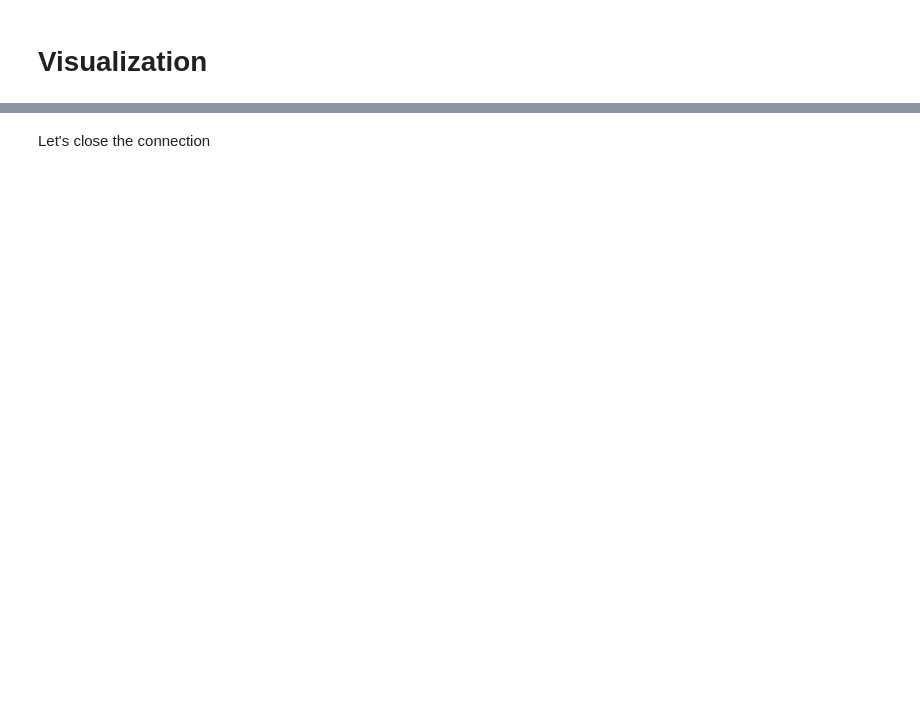
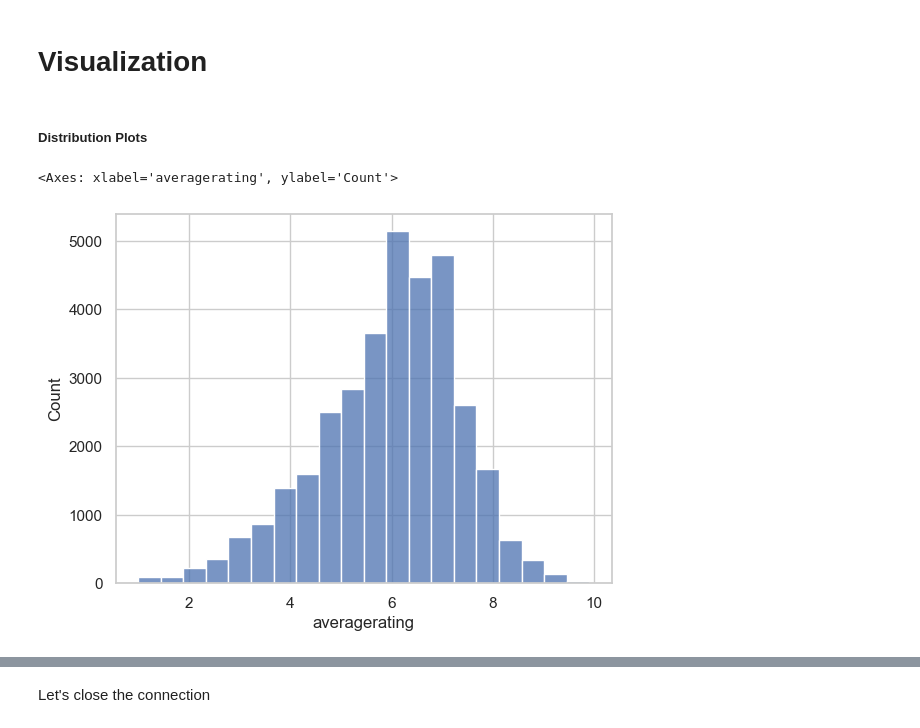
Before and after one commit to libertron/DS-Phase-2-Project, a Jupyter notebook: Main.ipynb, the cells around one changed output, grey strips where cells are left out. Drawn from its saved outputs; the diff is of its cells as text; code cells hidden in the pictures; blank space fills up the shorter version.

```diff
--- a/Main.ipynb
+++ b/Main.ipynb
@@ -130,0 +213,22 @@ Franchise Impact: Sequels and franchise films typically outperform standalone fi
+# %%
+# create the new dataset
+query = """
+SELECT
+    mb.movie_id,
+    mb.primary_title,
+    mb.original_title,
+    mb.start_year,
+    mb.runtime_minutes,
+    mb.genres,
+    mr.averagerating,
+    mr.numvotes
+FROM
+    movie_basics mb
+JOIN
+    movie_ratings mr ON mb.movie_id = mr.movie_id
+WHERE
+    mb.start_year BETWEEN 2010 AND 2025
+    AND mr.numvotes >= 50
+"""
+df = pd.read_sql(query, conn)
+df
@@ -130,0 +272,2 @@ Franchise Impact: Sequels and franchise films typically outperform standalone fi
+# %%
+df = df[(df['runtime_minutes'] >= 30) & (df['runtime_minutes'] <= 240)]
@@ -130,0 +276,3 @@ Franchise Impact: Sequels and franchise films typically outperform standalone fi
+# %%
+# Consider log transformation or binning.
+df['log_votes'] = np.log10(df['numvotes'])
@@ -130,0 +286,14 @@ Franchise Impact: Sequels and franchise films typically outperform standalone fi
+# %%
+#filter extreme outliers since we're focusing on general trends
+
+Q1 = df['log_votes'].quantile(0.25)
+Q3 = df['log_votes'].quantile(0.75)
+IQR = Q3 - Q1
+
+lower_log = Q1 - 1.5 * IQR
+upper_log = Q3 + 1.5 * IQR
+
+# We filter between where data is more clustered Q3 - Q1, in oder to avoid outliers.
+
+df_filtered_log = df[(df['log_votes'] >= lower_log) & (df['log_votes'] <= upper_log)]
+df_filtered_log.describe()
@@ -131,2 +315,10 @@ Franchise Impact: Sequels and franchise films typically outperform standalone fi
 # %% [markdown]
 # Visualization
+# %% [markdown]
+##### Distribution Plots
+# %%
+# Rating Distribution
+sns.histplot(df_filtered_log['averagerating'], bins=20)
+# %% [output]
+<Axes: xlabel='averagerating', ylabel='Count'>
+[figure, added]
```
Also changed, not shown: parts of 51 cells of this notebook.
